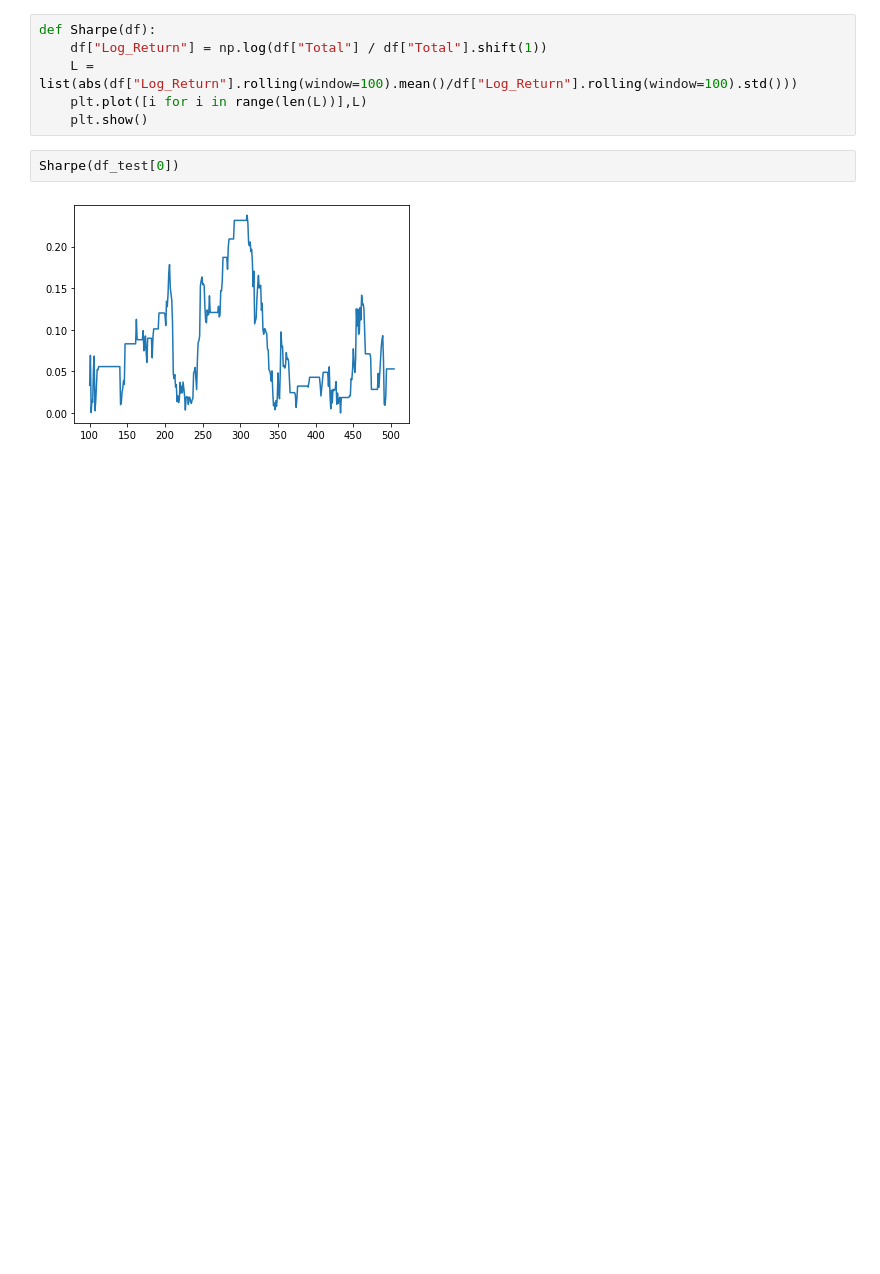
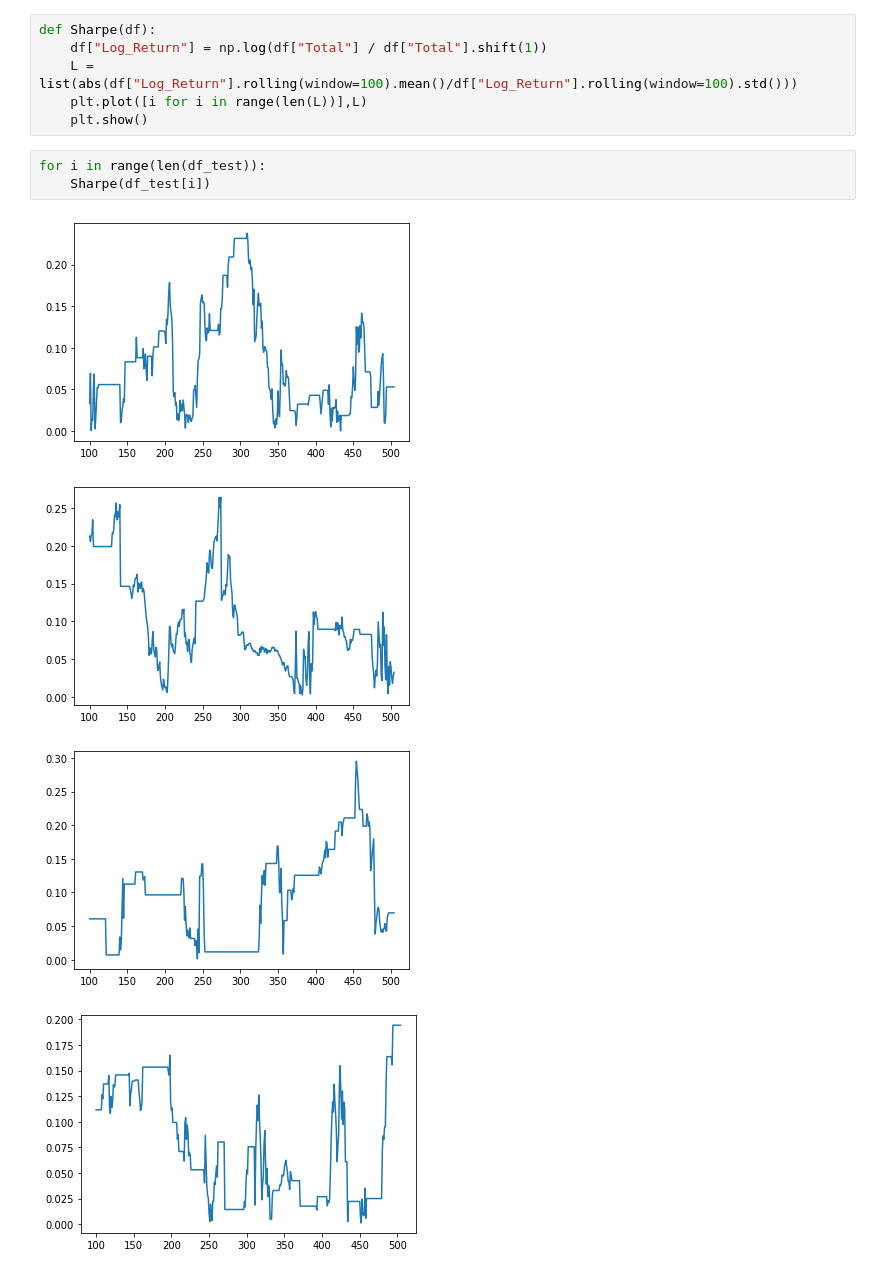
Before and after one commit to ArthurVinot/PI2, a Jupyter notebook: Code 23 Mars.ipynb, the cells around one changed output. Cells and saved outputs as stored; diff of their text form; blank space fills up the shorter version.

```diff
--- a/Code 23 Mars.ipynb
+++ b/Code 23 Mars.ipynb
@@ -831,6 +829,10 @@ def Sharpe(df):
     plt.plot([i for i in range(len(L))],L)
     plt.show()
 # %%
-Sharpe(df_test[0])
+for i in range(len(df_test)):
+    Sharpe(df_test[i])
 # %% [output]
 [figure]
+[figure, added]
+[figure, added]
+[figure, added]
```
Also changed, not shown: parts of 17 cells of this notebook.
